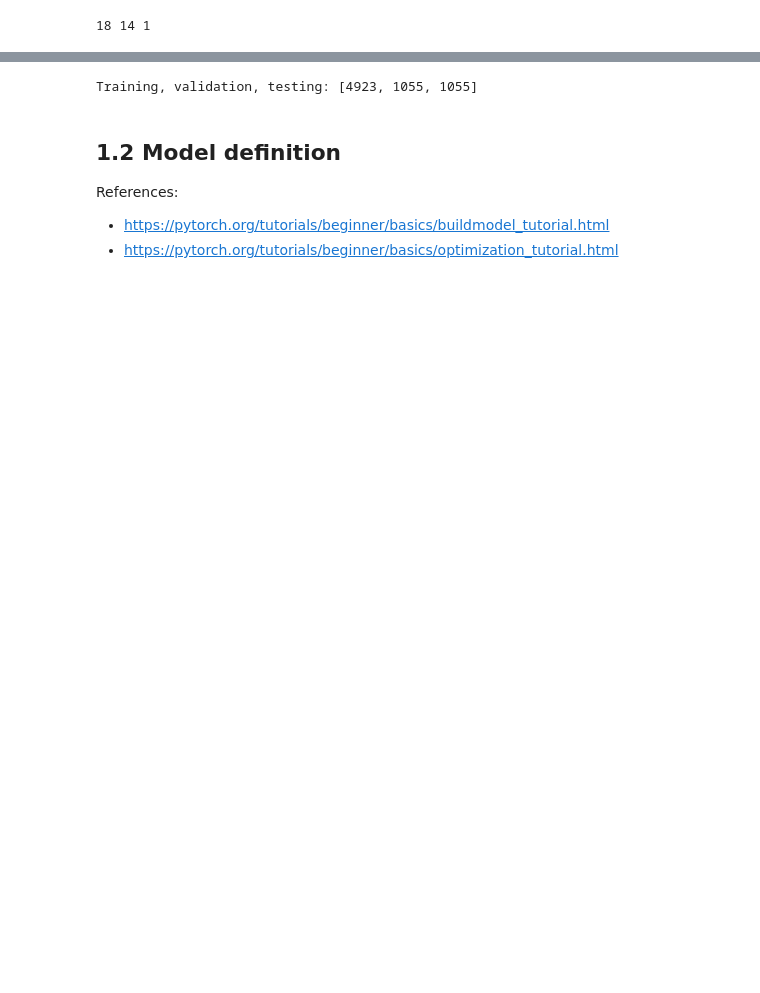
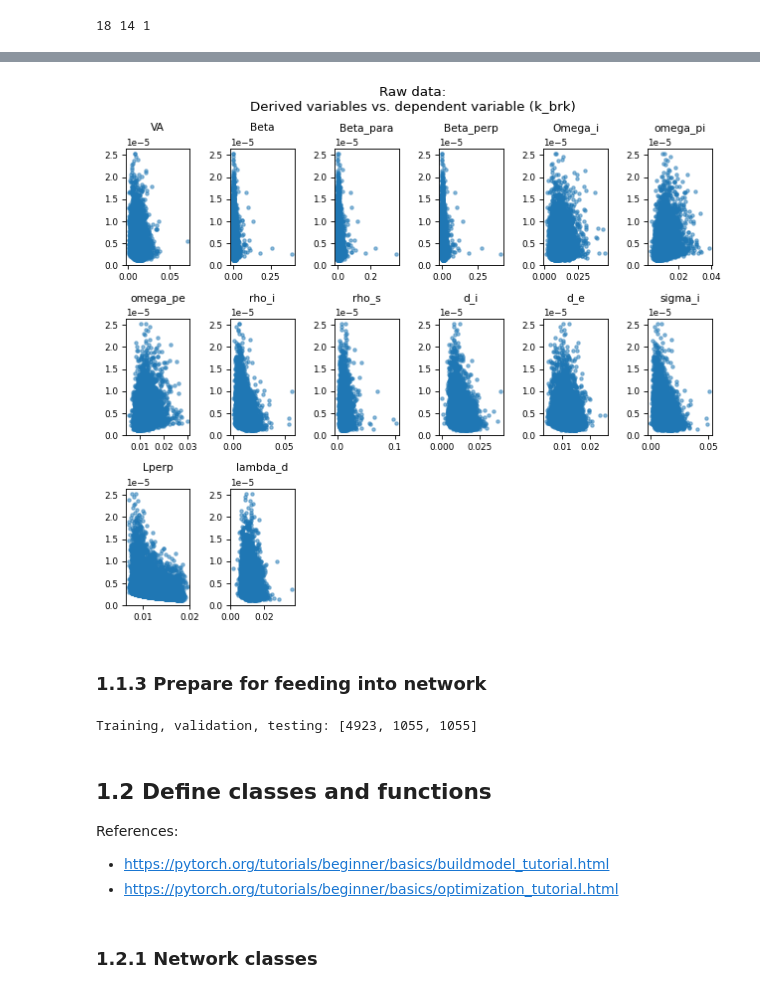
Before and after one commit to vtd9/solar_regression, a Jupyter notebook: hw2.ipynb, the cells around one changed output, grey strips where cells are left out. Saved outputs shown, nothing was run; the diff lists cells and outputs as text; code cells hidden in the pictures; blank space fills up the shorter version.

```diff
--- a/hw2.ipynb
+++ b/hw2.ipynb
@@ -52 +75,8 @@ tensor(4.8942e-06, dtype=torch.float64)
+# %%
+plot_many(deriv, dep[:, 0], deriv_vars,
+    title='Raw data:\nDerived variables vs. dependent variable (k_brk)')
+# %% [output]
+[figure, added]
+# %% [markdown]
+### 1.1.3 Prepare for feeding into network
 # %%
@@ -77,6 +120,8 @@ test_loader = Data.DataLoader(
 # %% [markdown]
-## 1.2 Model definition
+## 1.2 Define classes and functions
 
 References:
 * https://pytorch.org/tutorials/beginner/basics/buildmodel_tutorial.html
 * https://pytorch.org/tutorials/beginner/basics/optimization_tutorial.html
+# %% [markdown]
+### 1.2.1 Network classes
```
Also changed, not shown: parts of 24 cells of this notebook, 1 other file.
